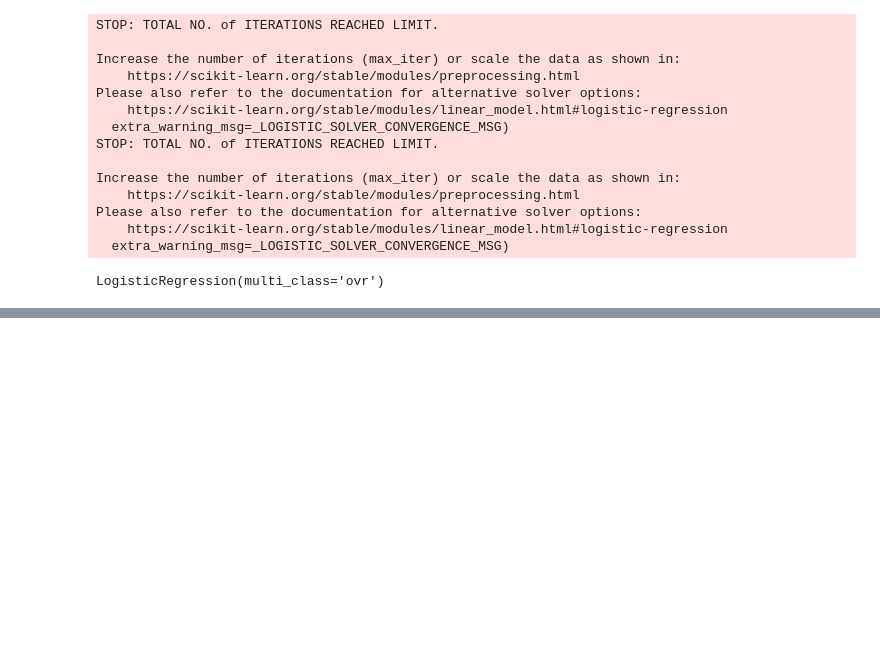
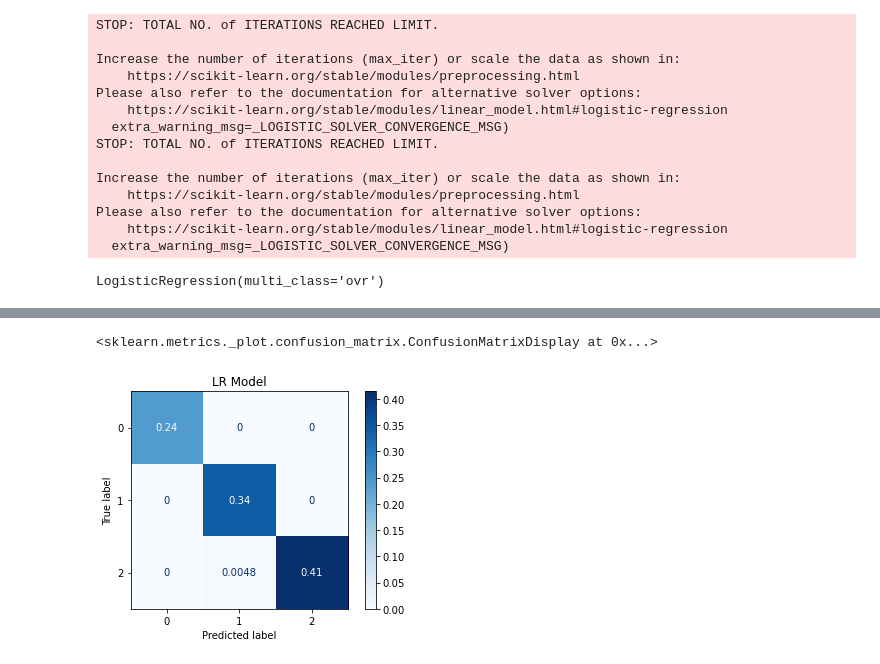
Before and after one commit to nsrazdan/ECS-171-Group8, a Jupyter notebook: ml/ml_with_clustering.ipynb, the cells around one changed output, grey strips where cells are left out. Drawn from its saved outputs; the diff is of its cells as text; code cells hidden in the pictures; blank space fills up the shorter version.

```diff
--- a/ml/ml_with_clustering.ipynb
+++ b/ml/ml_with_clustering.ipynb
@@ -256,3 +314,12 @@ array([[67,  0,  0],
+# %%
+# confusion matrix
+
+disp = plot_confusion_matrix(LR_model, test_X, test_Y, cmap=plt.cm.Blues, normalize = 'all')
+disp.ax_.set_title("LR Model")
+disp
+# %% [output]
+<sklearn.metrics._plot.confusion_matrix.ConfusionMatrixDisplay at 0x...>
+[figure, added]
 # %%
 # evaluate the accuracy of the LR model
 accuracy = LR_model.score(test_X, test_Y)
```
Also changed, not shown: parts of 17 cells of this notebook, 2 other files.
